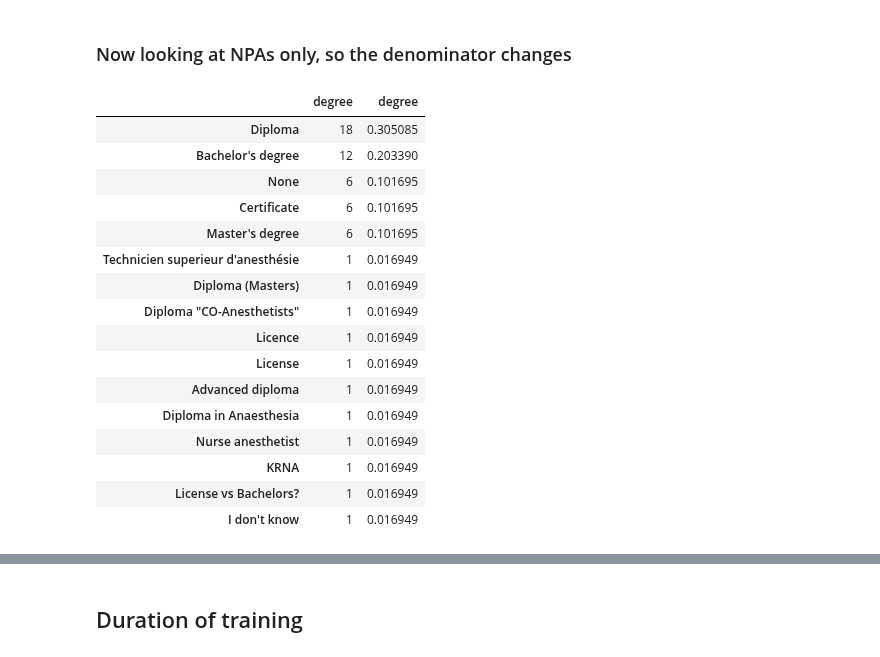
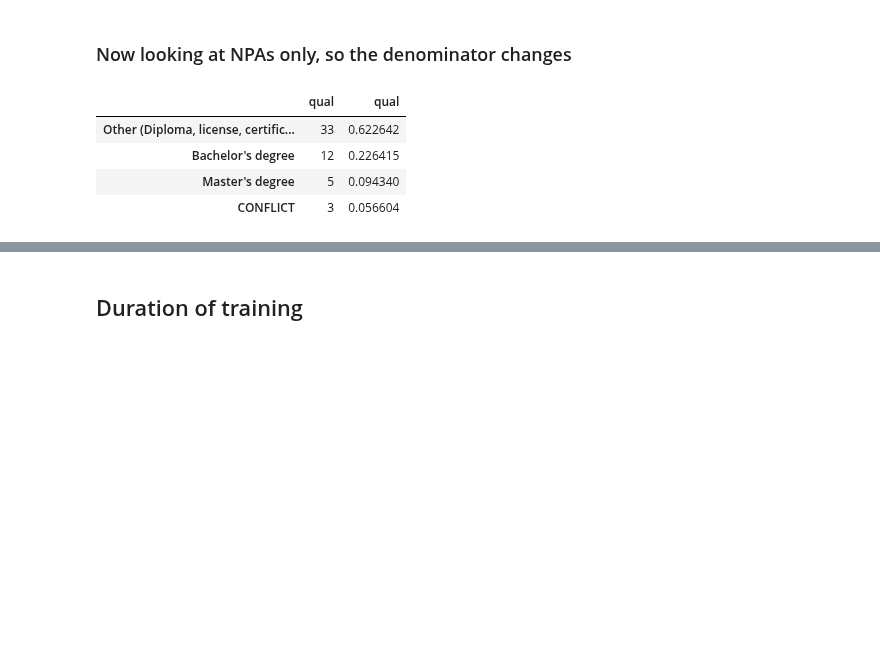
Before and after one commit to lawtj/npa, a Jupyter notebook: npa data.ipynb, the cells around one changed output, grey strips where cells are left out. Saved outputs shown, nothing was run; the diff lists cells and outputs as text; code cells hidden in the pictures; blank space fills up the shorter version.

```diff
--- a/npa data.ipynb
+++ b/npa data.ipynb
@@ -237,28 +257,17 @@ t3
 # %% [markdown]
 ### Now looking at NPAs only, so the denominator changes
 # %%
-t1 = msnpa['degree'].value_counts()
-t2 = msnpa['degree'].value_counts(normalize = True)
-t3 = pd.concat([t1, t2], axis=1)
+t0 = ms[ms['type'] == 'Nonphysicians']
+t1 = t0['qual'].value_counts()
+t2 = t0['qual'].value_counts(normalize = True)
+t3 = pd.concat([t1,t2], axis=1)
 t3
 # %% [output]
-|  | degree | degree |
-| Diploma | 18 | 0.305085 |
-| Bachelor's degree | 12 | 0.203390 |
-| None | 6 | 0.101695 |
-| Certificate | 6 | 0.101695 |
-| Master's degree | 6 | 0.101695 |
-| Technicien superieur d'anesthésie | 1 | 0.016949 |
-| Diploma (Masters) | 1 | 0.016949 |
-| Diploma "CO-Anesthetists" | 1 | 0.016949 |
-| Licence | 1 | 0.016949 |
-| License | 1 | 0.016949 |
-| Advanced diploma | 1 | 0.016949 |
-| Diploma in Anaesthesia | 1 | 0.016949 |
-| Nurse anesthetist | 1 | 0.016949 |
-| KRNA | 1 | 0.016949 |
-| License vs Bachelors? | 1 | 0.016949 |
-| I don't know | 1 | 0.016949 |
+|  | qual | qual |
+| Other (Diploma, license, certific... | 33 | 0.622642 |
+| Bachelor's degree | 12 | 0.226415 |
+| Master's degree | 5 | 0.094340 |
+| CONFLICT | 3 | 0.056604 |
 # %%
 t1.plot(kind='barh')
 # %% [output]
```
Also changed, not shown: parts of 231 cells of this notebook.
